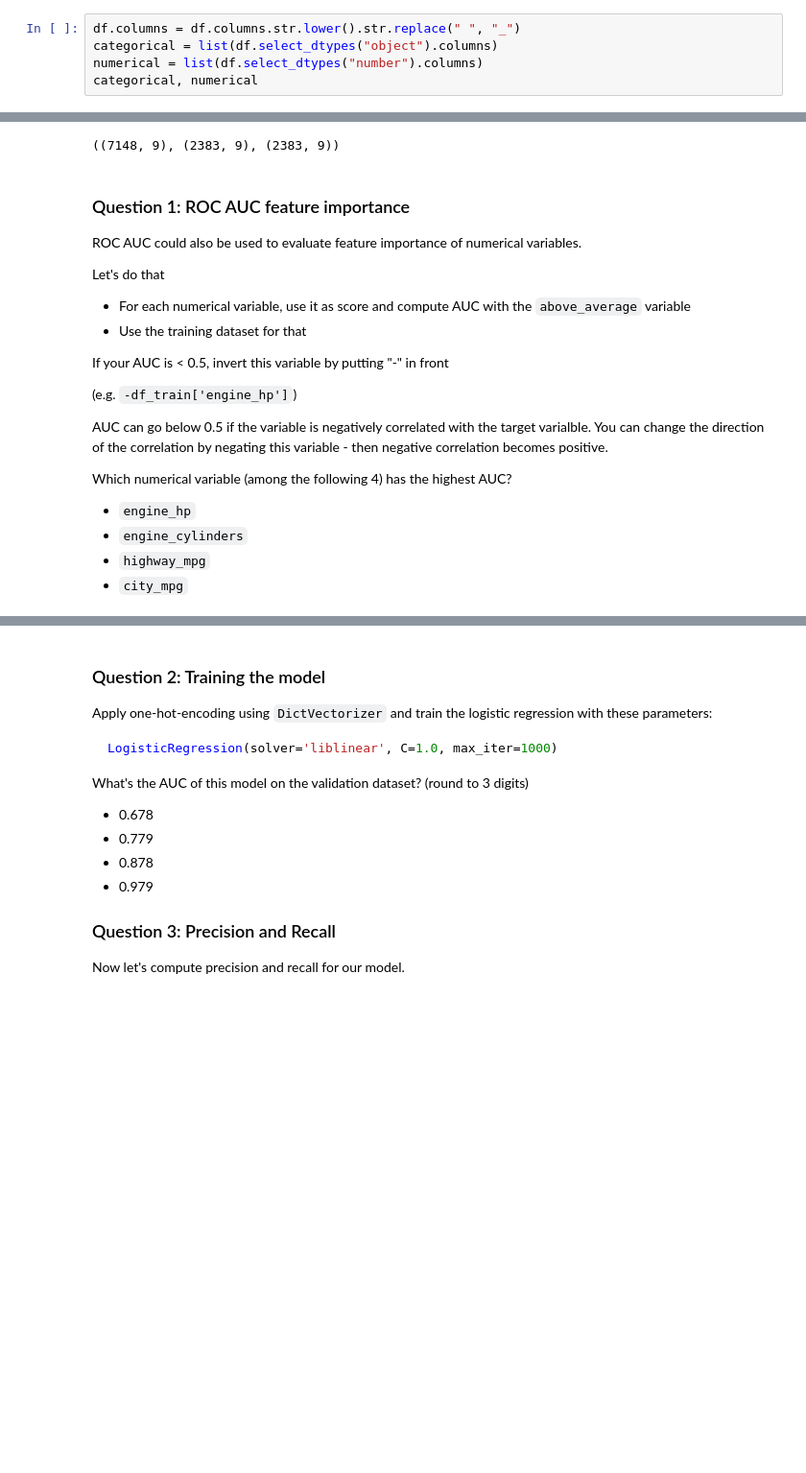
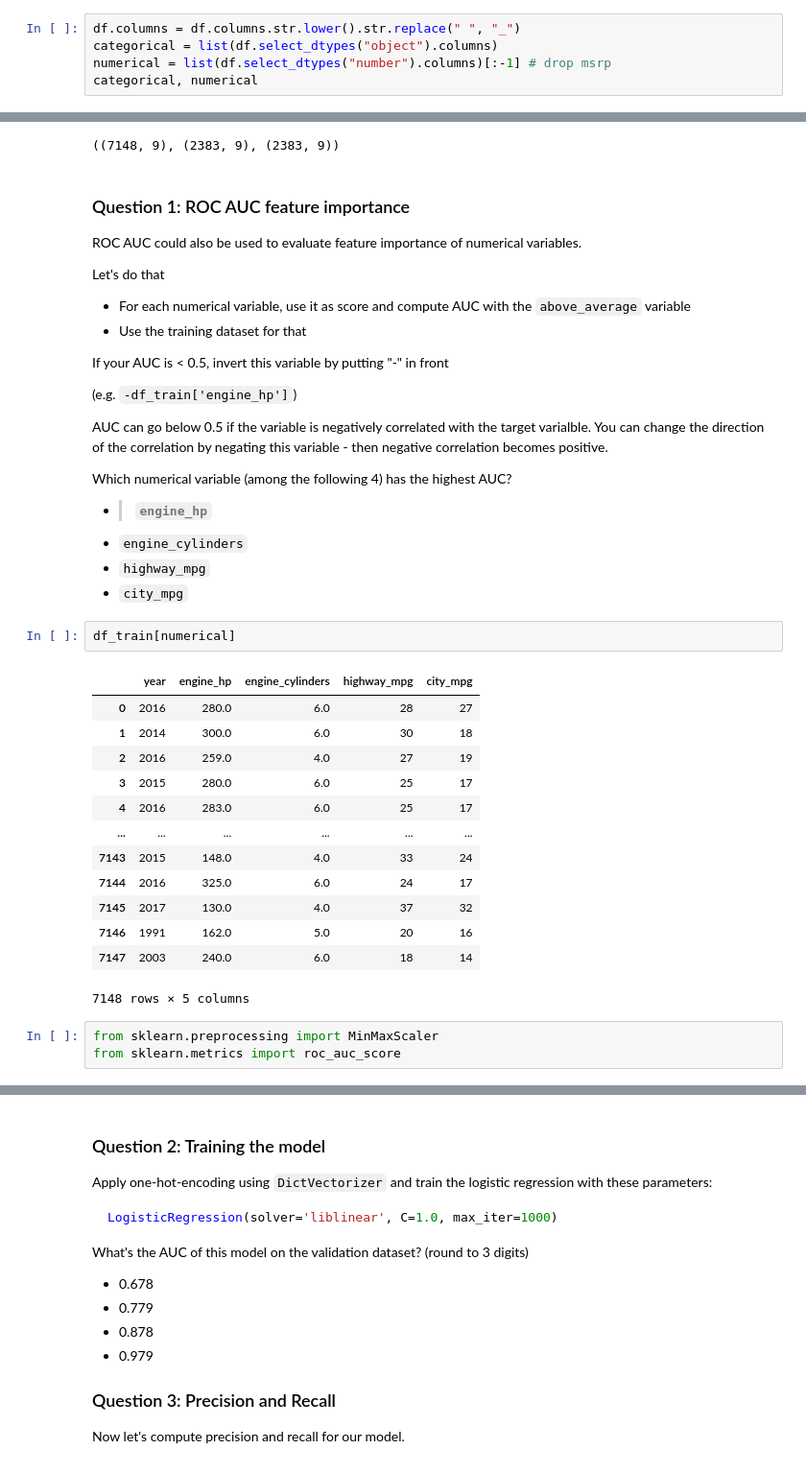
Before and after one commit to giraldiego/machine-learning-zoomcamp, a Jupyter notebook: work/04-evaluation/homework/homework.ipynb, the cells around one changed output, grey strips where cells are left out. Shown: that part at 96% size. Cells and saved outputs as stored; diff of their text form; blank space fills up the shorter version.

```diff
--- a/work/04-evaluation/homework/homework.ipynb
+++ b/work/04-evaluation/homework/homework.ipynb
@@ -90,7 +90,7 @@ df.head()
 # %%
 df.columns = df.columns.str.lower().str.replace(" ", "_")
 categorical = list(df.select_dtypes("object").columns)
-numerical = list(df.select_dtypes("number").columns)
+numerical = list(df.select_dtypes("number").columns)[:-1] # drop msrp
 categorical, numerical
 # %% [output]
 (['make', 'model', 'transmission_type', 'vehicle_style'],
@@ -185,7 +185,26 @@ AUC can go below 0.5 if the variable is negatively correlated with the target va
 
 Which numerical variable (among the following 4) has the highest AUC?
 
-- `engine_hp`
+- >**`engine_hp`**
 - `engine_cylinders`
 - `highway_mpg`
 - `city_mpg`
+# %%
+df_train[numerical]
+# %% [output]
+|  | year | engine_hp | engine_cylinders | highway_mpg | city_mpg |
+| 0 | 2016 | 280.0 | 6.0 | 28 | 27 |
+| 1 | 2014 | 300.0 | 6.0 | 30 | 18 |
+| 2 | 2016 | 259.0 | 4.0 | 27 | 19 |
+| 3 | 2015 | 280.0 | 6.0 | 25 | 17 |
+| 4 | 2016 | 283.0 | 6.0 | 25 | 17 |
+| ... | ... | ... | ... | ... | ... |
+| 7143 | 2015 | 148.0 | 4.0 | 33 | 24 |
+| 7144 | 2016 | 325.0 | 6.0 | 24 | 17 |
+| 7145 | 2017 | 130.0 | 4.0 | 37 | 32 |
+| 7146 | 1991 | 162.0 | 5.0 | 20 | 16 |
+| 7147 | 2003 | 240.0 | 6.0 | 18 | 14 |
+7148 rows × 5 columns
+# %%
+from sklearn.preprocessing import MinMaxScaler
+from sklearn.metrics import roc_auc_score
```
Also changed, not shown: parts of 5 cells of this notebook.
